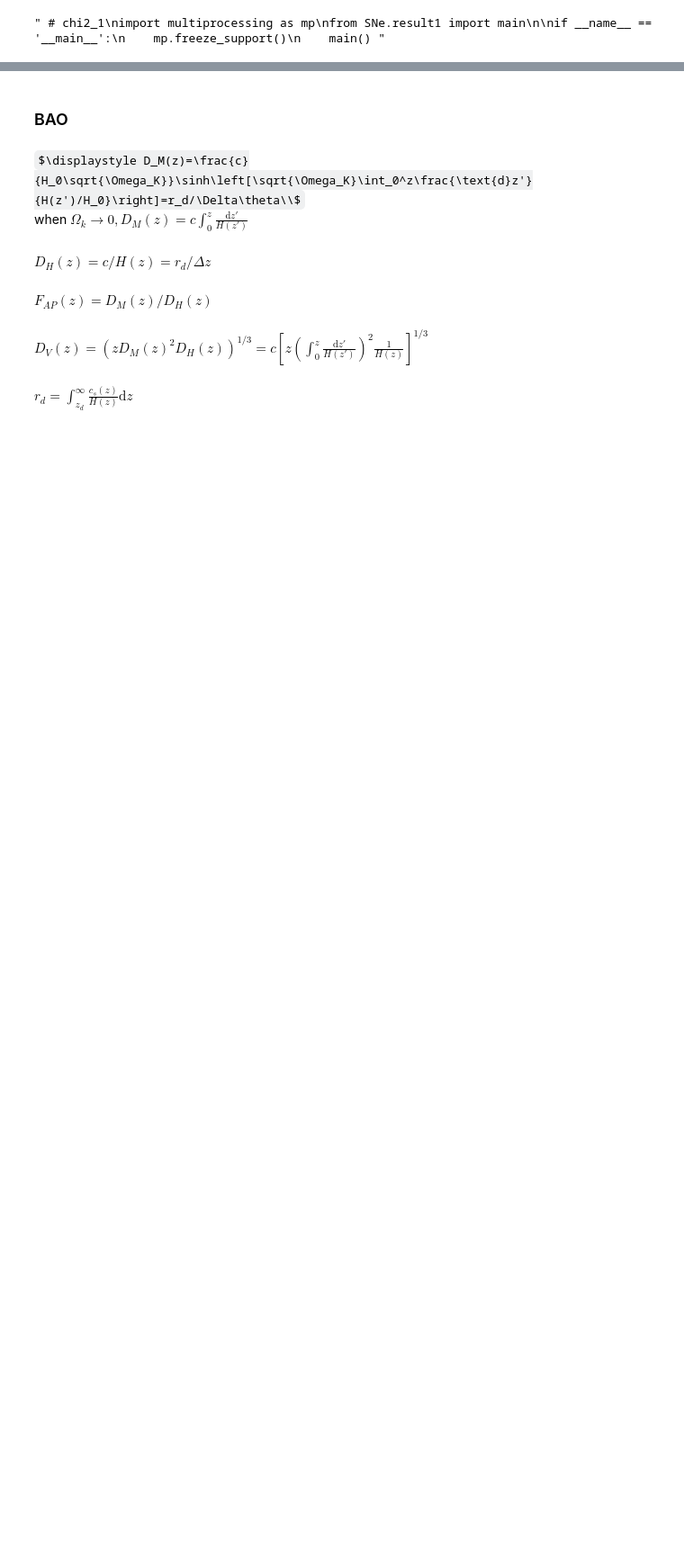
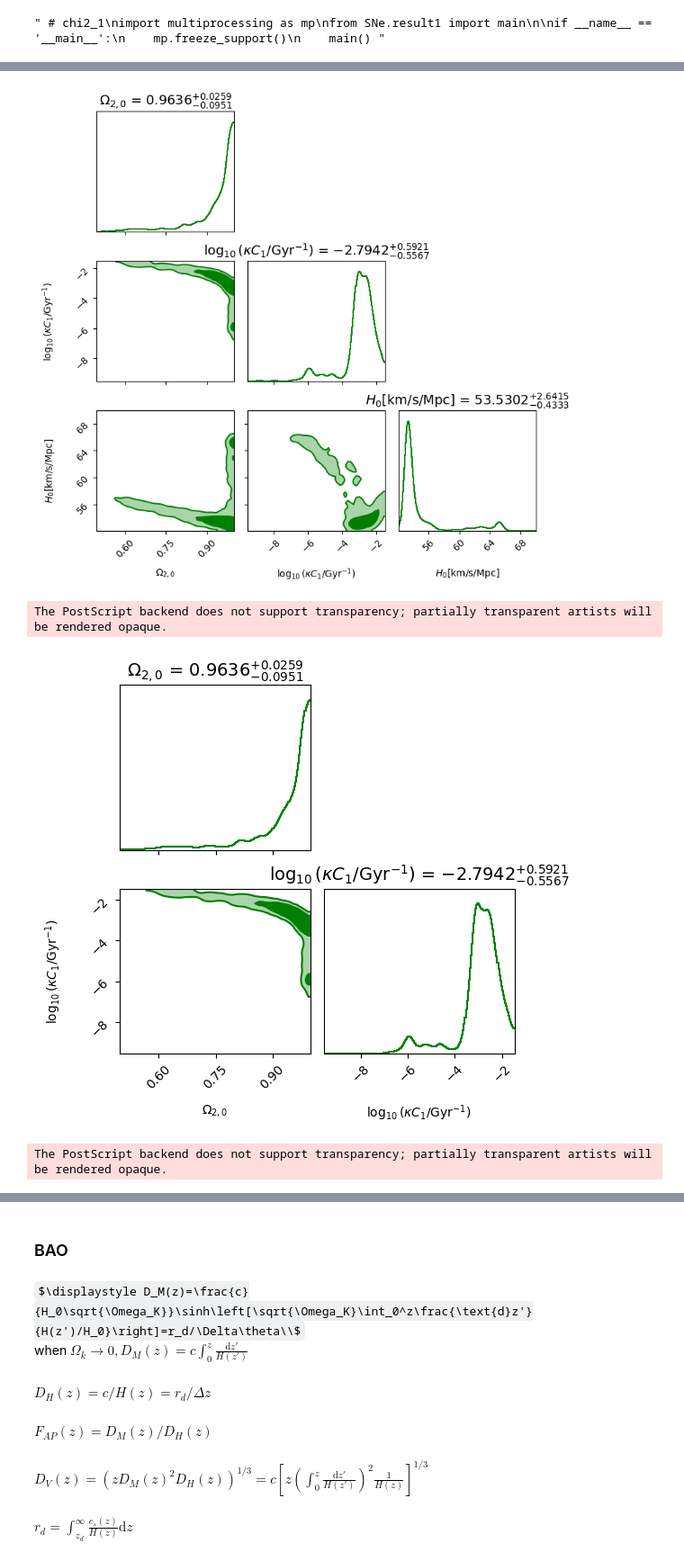
Before and after one commit to kaltsit33/IDM, a Jupyter notebook: all_in_one.ipynb, the cells around one changed output, grey strips where cells are left out. Shown at 90% size. Drawn from its saved outputs; the diff is of its cells as text; code cells hidden in the pictures; some formulas as TeX source; blank space fills up the shorter version.

```diff
--- a/all_in_one.ipynb
+++ b/all_in_one.ipynb
@@ -124,0 +213,13 @@ The PostScript backend does not support transparency; partially transparent arti
+# %%
+# DM
+import multiprocessing as mp
+from QSO.result1 import main
+
+if __name__ == '__main__':
+    mp.freeze_support()
+    main()
+# %% [output]
+[figure, added]
+The PostScript backend does not support transparency; partially transparent artists will be rendered opaque.
+[figure, added]
+The PostScript backend does not support transparency; partially transparent artists will be rendered opaque.
```
Also changed, not shown: parts of 21 cells of this notebook, 38 other files.
